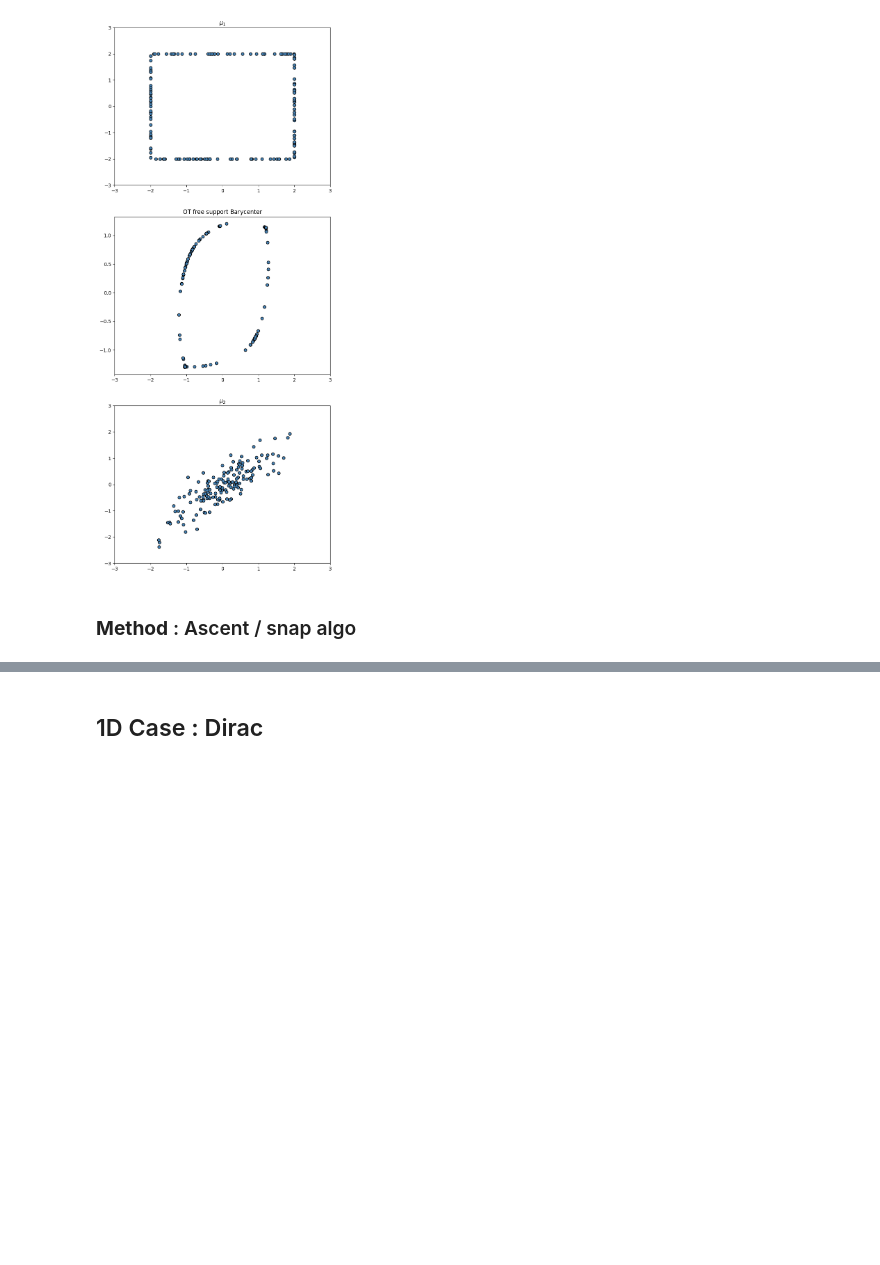
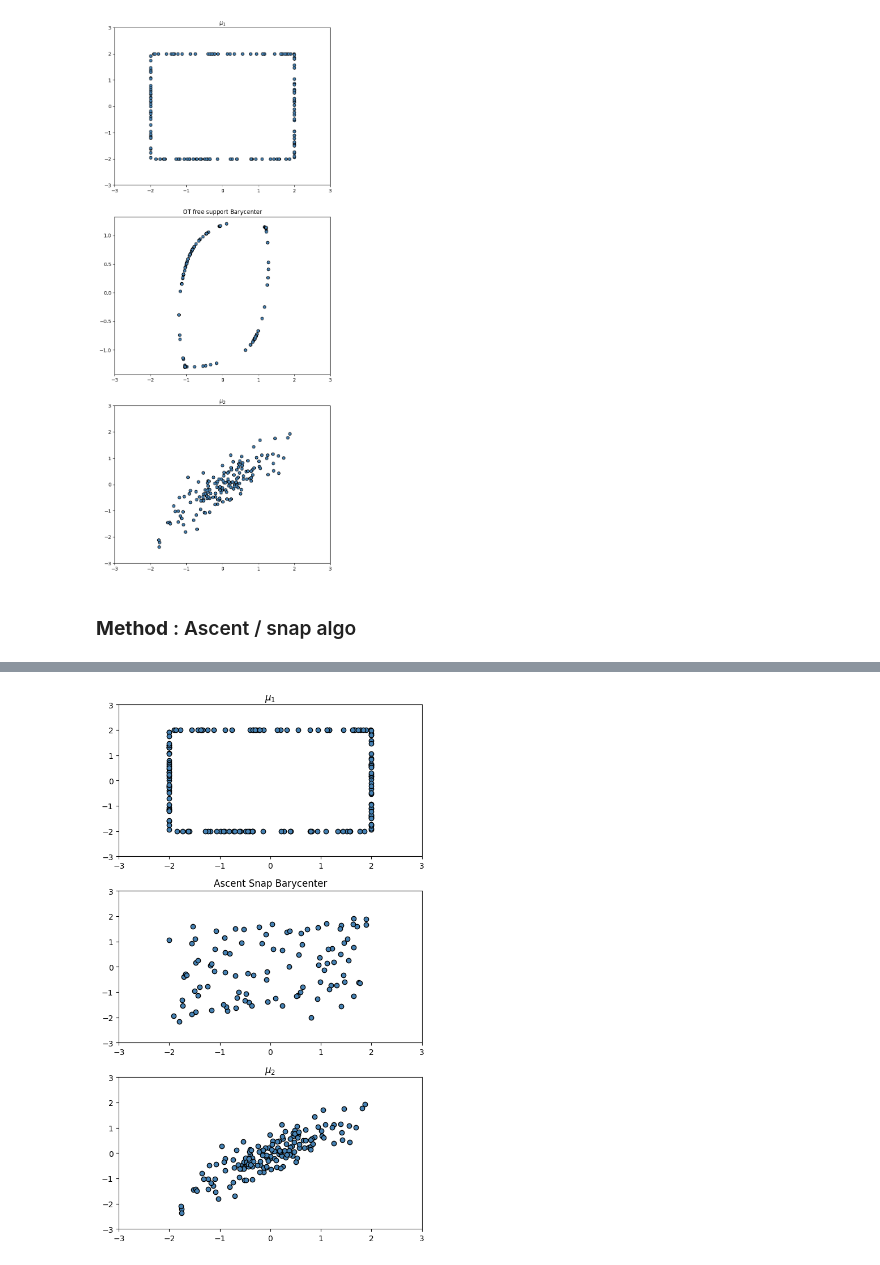
Before and after one commit to InesVATI/projectOT_stochastic_wasserstein_barycenters, a Jupyter notebook: code/experiments.ipynb, the cells around one changed output, grey strips where cells are left out. Cells and saved outputs as stored; diff of their text form; code cells hidden in the pictures; blank space fills up the shorter version.

```diff
--- a/code/experiments.ipynb
+++ b/code/experiments.ipynb
@@ -442,13 +442,14 @@ x = np.linspace(0, 10, 100)
 # %%
 # plot geodesic path
 fig = plt.figure(figsize=(10, 15))
-ts = [0., .2, .5, .8, 1.]
+x = np.linspace(0, 10, 100)
+ts = [0, .2, .5, .8, 1]
 for i, t in enumerate(ts):
   plt.subplot(5, 1, i+1)
-
   X = skewnorm.rvs(skews[0], means[0], stds[0], size=sample_size)
   Y = projection_map(X, t)
-  plt.hist(Y, bins=50, density=True, label=f'$\\alpha_{{t}}$', alpha=.4)
+
+  plt.hist(Y, bins=40, density=True, label='$\\alpha_{%s}$'% t, alpha=.4)
   for k in range(2):
     plt.plot(x, skewnorm.pdf(x, skews[k], means[k], stds[k]), label=f'$\\mu_{k}$')
 
@@ -910,2 +915,0 @@ File "..\..\..\..\..\AppData\Local\Temp\ipykernel_13416\2439744480.py", line 19:
-# %% [markdown]
-## 1D Case : Dirac
@@ -926,0 +923,24 @@ plt.show()
+# %%
+fig = plt.figure(figsize=(6, 10))
+plt.subplot(3, 1, 1)
+plt.scatter(X0[:, 0], X0[:, 1], c='steelblue', edgecolor='k')
+plt.title('$\mu_1$')
+plt.xlim(-3, 3)
+plt.ylim(-3, 3)
+
+plt.subplot(3, 1, 2)
+plt.scatter(barycenter_pt[:, 0], barycenter_pt[:, 1], c='steelblue', edgecolors='k')
+plt.title('Ascent Snap Barycenter')
+plt.xlim(-3, 3)
+plt.ylim(-3, 3)
+
+plt.subplot(3, 1, 3)
+plt.scatter(X1[:, 0], X1[:, 1], c='steelblue', edgecolors='k')
+plt.title('$\mu_2$')
+plt.xlim(-3, 3)
+plt.ylim(-3, 3)
+
+fig.tight_layout()
+fig.savefig(figure_folder / 'ascent_snap_2D_discrete_barycenter.png')
+# %% [output]
+[figure, added]
```
Also changed, not shown: parts of 5 cells of this notebook, 12 other files.
